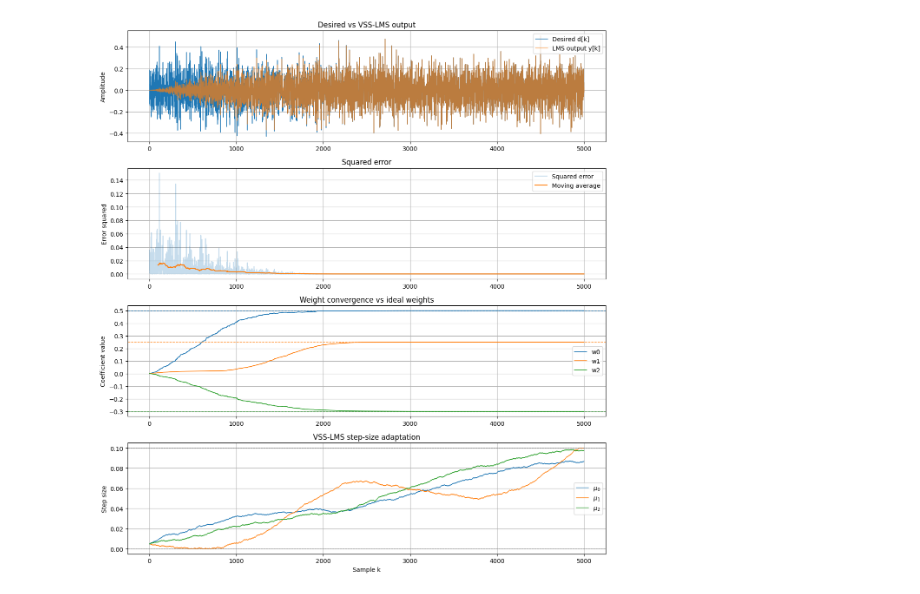
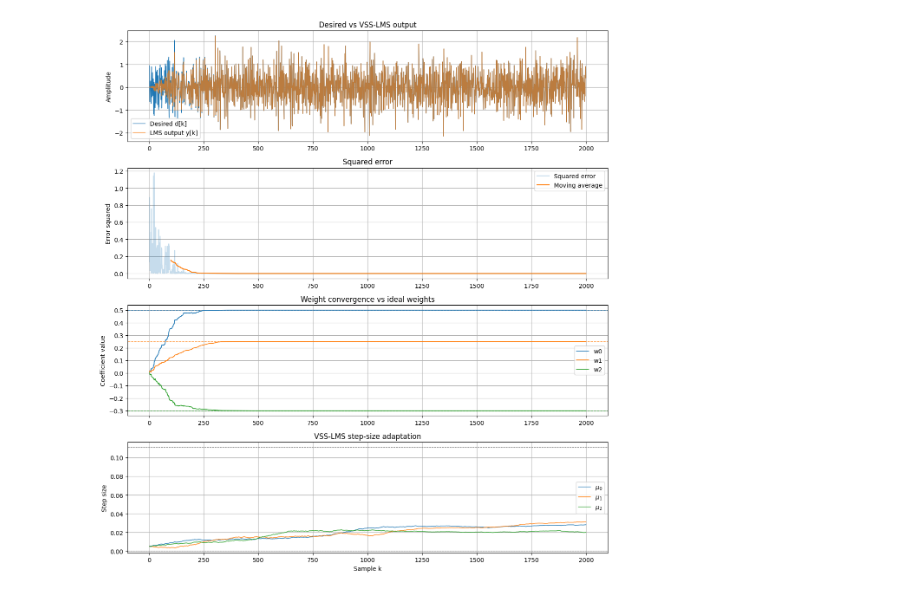
Before and after one commit to kaballian/ASP_E26, a Jupyter notebook: exam_2/exam2_theorerical_vari_step.ipynb, the cells around one changed output. Saved outputs shown, nothing was run; the diff lists cells and outputs as text; code cells hidden in the pictures.

```diff
--- a/exam_2/exam2_theorerical_vari_step.ipynb
+++ b/exam_2/exam2_theorerical_vari_step.ipynb
@@ -4,16 +4,16 @@
 import numpy as np
 import matplotlib.pyplot as plt
 
-N = 5000 # samples
+N = 2000 # samples
 M = 3 # tabs
 MU_init = 0.005 #inital value
-MU_max = 0.10
+MU_max = 0.1111
 MU_min = 0.00005
 rho = 0.0001
 
 h = np.array([0.5,0.25,-0.3])
 seed = 11
-noise_std = 0.2
+noise_std = 1.0
 
 rng = np.random.default_rng(seed)
 k = np.arange(N)
@@ -128,31 +128,31 @@ for i in range(M):
             alpha=0.7
         )
 
 axs[2].set_title("Weight convergence vs ideal weights")
 axs[2].set_ylabel("Coefficient value")
 axs[2].legend()
 axs[2].grid(True)
 
 
 # 4. Step-size adaptation
 for i in range(M):
 
     axs[3].plot(samples, mu_history[M-1:, i],
                 label=f"$\\mu_{i}$", linewidth=1)
 
 axs[3].axhline(MU_max, linestyle="--",
                color="gray", linewidth=0.8)
 
 axs[3].axhline(MU_min, linestyle="--",
                color="gray", linewidth=0.8)
 
 axs[3].set_title("VSS-LMS step-size adaptation")
 axs[3].set_ylabel("Step size")
 axs[3].set_xlabel("Sample k")
 axs[3].legend()
 axs[3].grid(True)
 
 plt.tight_layout()
 plt.show()
 # %% [output]
-[figure, old version]
+[figure, new version]
```
Also changed, not shown: 18 other files.
